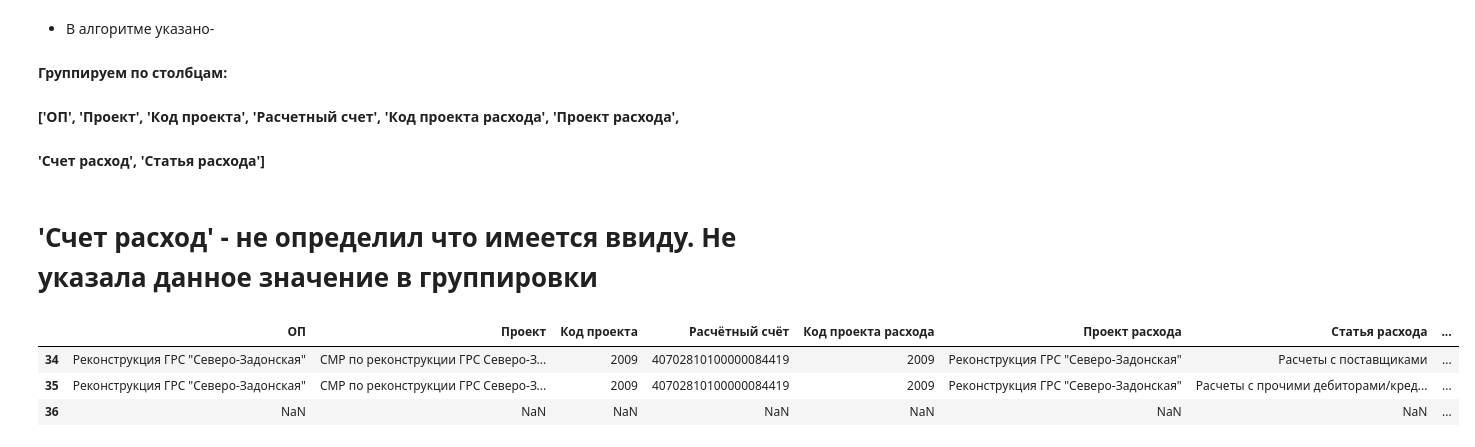
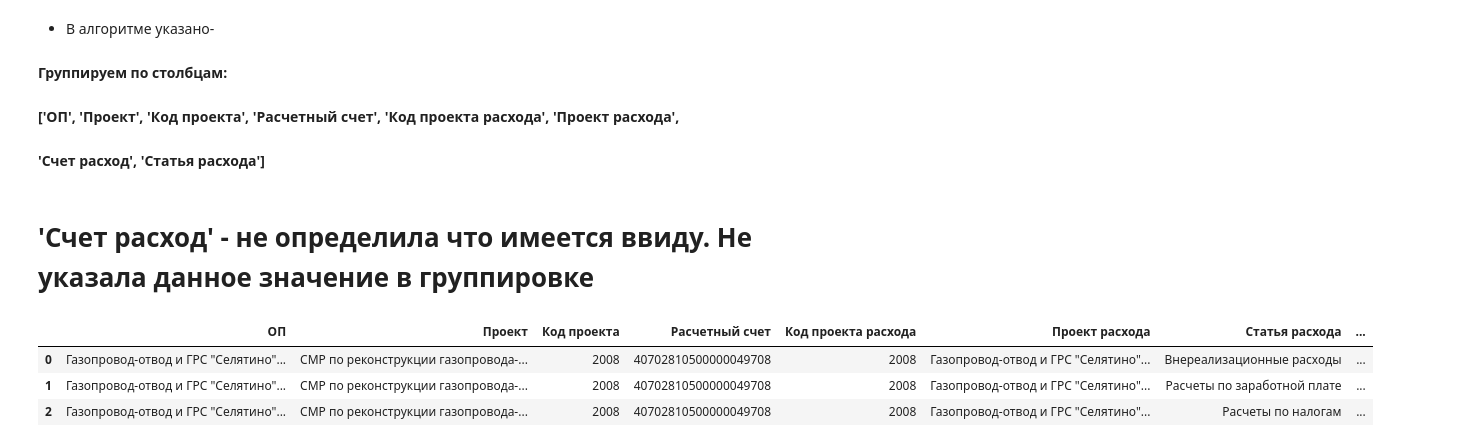
Before and after one commit to anfisso666/projects, a Jupyter notebook: ОП.ipynb, the cells around one changed output. Saved outputs shown, nothing was run; the diff lists cells and outputs as text; code cells hidden in the pictures.

```diff
--- a/ОП.ipynb
+++ b/ОП.ipynb
@@ -123,4 +134,5 @@ ct_51 = ct_51.merge(ss_project_invoice,
 ct_51['Проект расхода'] = ct_51['ОП затрат']
 ct_51['Код проекта расхода'] = ct_51['Код проекта']
 # Переименование столбцов
-ct_51.rename(columns={'ОП затрат': 'ОП', 'Расчетные счета': 'Расчётный счёт', 'Статья затрат': 'Статья расхода'}, inplace=True)
+ct_51.rename(columns={'ОП затрат': 'ОП', 'Расчетные счета': 'Расчётный счёт', 'Статья затрат': 'Статья расхода'},
+             inplace=True)
@@ -127,5 +145,4 @@ ct_51.rename(columns={'ОП затрат': 'ОП', 'Расчетные счет
 # %%
 # Меняем порядок столбцов
-ct_51 = ct_51.reindex(columns=['ОП', 'Проект', 'Код проекта', 'Расчётный счёт', 'Статья расхода', 'Проект расхода',
+ct_51 = ct_51.reindex(columns=['ОП', 'Проект', 'Код проекта', 'Расчетный счет', 'Статья расхода', 'Проект расхода',
                                'Код проекта расхода', 'Сумма расхода'])
-ct_51.head()
@@ -142,20 +158,20 @@ ct_51.head()
 #### ['ОП', 'Проект', 'Код проекта', 'Расчетный счет', 'Код проекта расхода', 'Проект расхода',
 #### 'Счет расход', 'Статья расхода']
 # %% [markdown]
-# 'Счет расход' - не определил что имеется ввиду. Не указала данное значение в группировки
+# 'Счет расход' - не определила что имеется ввиду. Не указала данное значение в группировке
 # %%
-ct_51 = ct_51.groupby(['ОП', 'Проект', 'Код проекта', 'Расчётный счёт', 'Код проекта расхода', 'Проект расхода',
+ct_51 = ct_51.groupby(['ОП', 'Проект', 'Код проекта', 'Расчетный счет', 'Код проекта расхода', 'Проект расхода',
 'Статья расхода'])['Сумма расхода'].sum().reset_index()
 # %%
-new_row = {'ОП': np.nan, 'Проект': np.nan, 'Код проекта': np.nan, 'Расчётный счёт': np.nan, 'Код проекта расхода': np.nan,
-           'Проект расхода': np.nan, 'Статья расхода': np.nan, 'Сумма расхода': ct_51['Сумма расхода'].sum()}
+new_row = {'ОП': np.nan, 'Проект': np.nan, 'Код проекта': np.nan, 'Расчетный счет': np.nan, 'Код проекта расхода': np.nan,
+           'Проект расхода': np.nan, 'Статья расхода': 'Сумма - ', 'Сумма расхода': ct_51['Сумма расхода'].sum()}
 ct_51 = ct_51.append(new_row, ignore_index=True)
 # %%
-ct_51[-3:]
+ct_51[:3]
 # %% [output]
-|  | ОП | Проект | Код проекта | Расчётный счёт | Код проекта расхода | Проект расхода | Статья расхода | ... |
-| 34 | Реконструкция ГРС "Северо-Задонская" | СМР по реконструкции ГРС Северо-З... | 2009 | 40702810100000084419 | 2009 | Реконструкция ГРС "Северо-Задонская" | Расчеты с поставщиками | ... |
-| 35 | Реконструкция ГРС "Северо-Задонская" | СМР по реконструкции ГРС Северо-З... | 2009 | 40702810100000084419 | 2009 | Реконструкция ГРС "Северо-Задонская" | Расчеты с прочими дебиторами/кред... | ... |
-| 36 | NaN | NaN | NaN | NaN | NaN | NaN | NaN | ... |
+|  | ОП | Проект | Код проекта | Расчетный счет | Код проекта расхода | Проект расхода | Статья расхода | ... |
+| 0 | Газопровод-отвод и ГРС "Селятино"... | СМР по реконструкции газопровода-... | 2008 | 40702810500000049708 | 2008 | Газопровод-отвод и ГРС "Селятино"... | Внереализационные расходы | ... |
+| 1 | Газопровод-отвод и ГРС "Селятино"... | СМР по реконструкции газопровода-... | 2008 | 40702810500000049708 | 2008 | Газопровод-отвод и ГРС "Селятино"... | Расчеты по заработной плате | ... |
+| 2 | Газопровод-отвод и ГРС "Селятино"... | СМР по реконструкции газопровода-... | 2008 | 40702810500000049708 | 2008 | Газопровод-отвод и ГРС "Селятино"... | Расчеты по налогам | ... |
 # %%
 ct_51.to_excel('Отчет.xlsx', sheet_name='Отчет', index=False)
```
Also changed, not shown: parts of 16 cells of this notebook.
